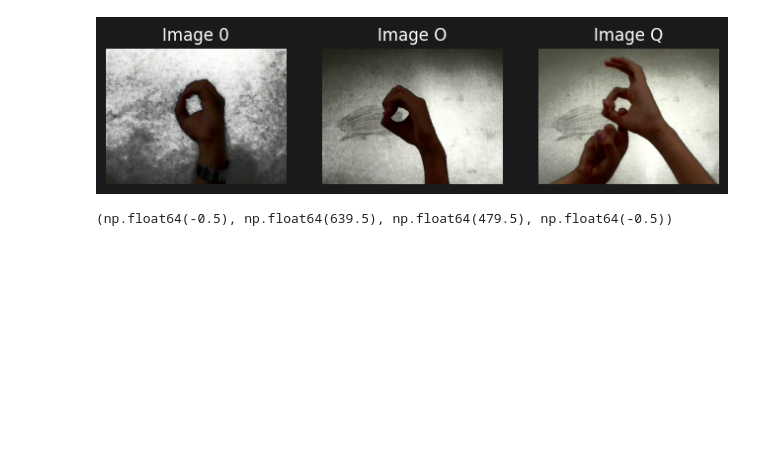
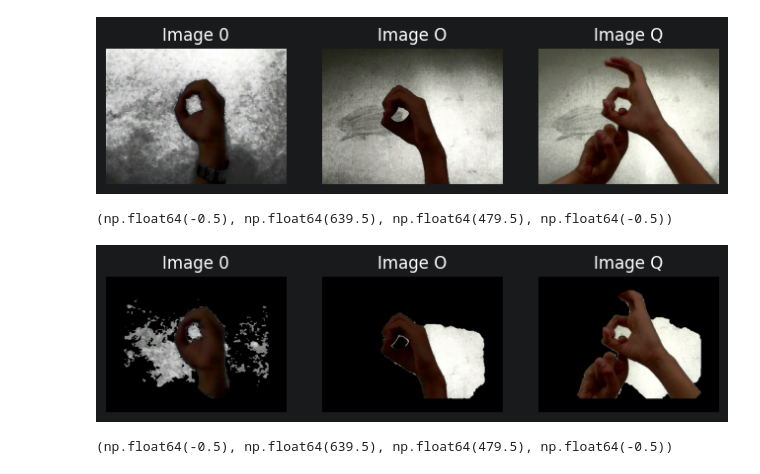
Before and after one commit to aviksarkar0204-stack/AI_Lab_Project, a Jupyter notebook: 01_Data_Exploration_new.ipynb, the cells around one changed output. Drawn from its saved outputs; the diff is of its cells as text; code cells hidden in the pictures; blank space fills up the shorter version.

```diff
--- a/01_Data_Exploration_new.ipynb
+++ b/01_Data_Exploration_new.ipynb
@@ -97,6 +97,49 @@ plt.axis("off")
 # %% [output]
 (np.float64(-0.5), np.float64(639.5), np.float64(479.5), np.float64(-0.5))
 [figure]
+# %%
+
+def remove_background(image, margin_pct=0.1):
+    h, w = image.shape[:2]
+    margin_x = int(margin_pct * w)
+    margin_y = int(margin_pct * h)
+    rect = (margin_x, margin_y, w - 2*margin_x, h - 2*margin_y)
+
+    mask = np.zeros((h, w), np.uint8)
+    bgdModel = np.zeros((1, 65), np.float64)
+    fgdModel = np.zeros((1, 65), np.float64)
+
+    cv2.grabCut(image, mask, rect, bgdModel, fgdModel, 5, cv2.GC_INIT_WITH_RECT)
+
+    # 0 and 2 = background, 1 and 3 = foreground -> collapse to binary 0/1
+    binary_mask = np.where((mask == 2) | (mask == 0), 0, 1).astype("uint8")
+
+    result = image * binary_mask[:, :, np.newaxis]
+    return result
+
+image_0_nobg = remove_background(image_0_enhanced)
+image_O_nobg = remove_background(image_O_enhanced)
+image_Q_nobg = remove_background(image_Q_enhanced)
+
+plt.figure(figsize=(8,4))
+
+plt.subplot(1,3,1)
+plt.imshow(image_0_nobg)
+plt.title("Image 0")
+plt.axis("off")
+
+plt.subplot(1,3,2)
+plt.imshow(image_O_nobg)
+plt.title("Image O")
+plt.axis("off")
+
+plt.subplot(1,3,3)
+plt.imshow(image_Q_nobg)
+plt.title("Image Q")
+plt.axis("off")
+# %% [output]
+(np.float64(-0.5), np.float64(639.5), np.float64(479.5), np.float64(-0.5))
+[figure, added]
 # %%
 median_intensity_0 = np.median(image_0)
 median_intensity_O = np.median(image_O)
```
Also changed, not shown: parts of 3 cells of this notebook.
